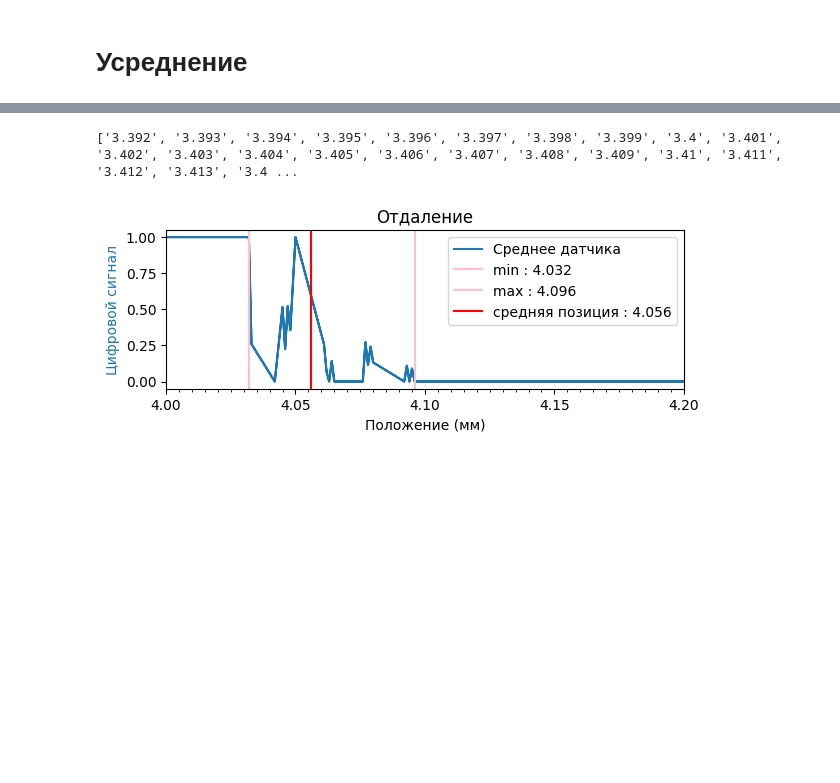
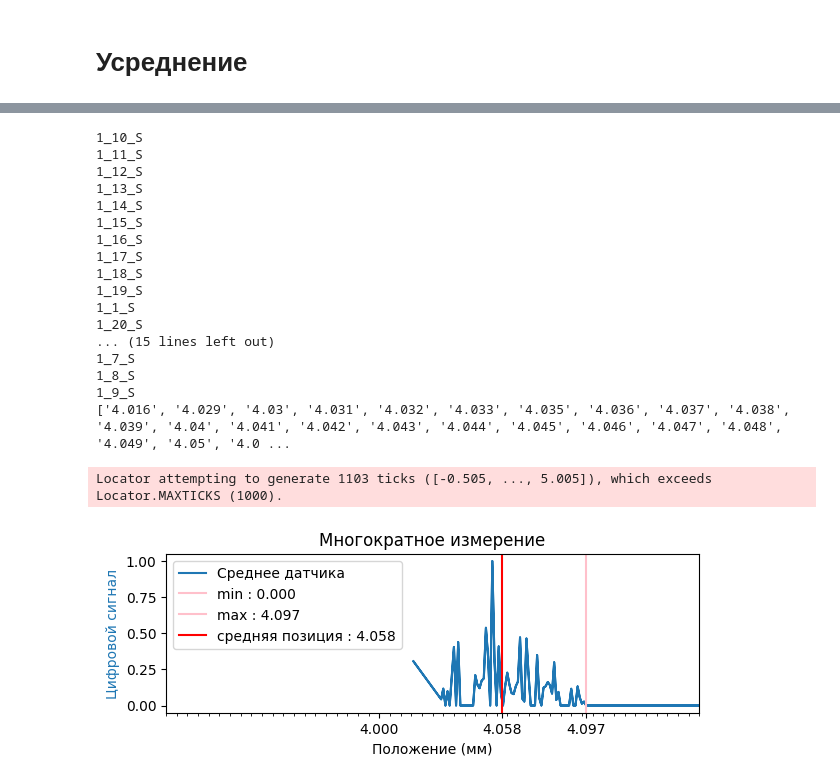
Before and after one commit to AshenHermit/arduino-magnet-measurement, a Jupyter notebook: averaging.ipynb, the cells around one changed output, grey strips where cells are left out. Saved outputs shown, nothing was run; the diff lists cells and outputs as text; code cells hidden in the pictures; blank space fills up the shorter version.

```diff
--- a/averaging.ipynb
+++ b/averaging.ipynb
@@ -63,16 +298,41 @@ positions
  '4.166': 0.0,
  '4.167': 0.0}
 # %%
+from lib.analysis import *
+import numpy as np
+import matplotlib
+import matplotlib.pyplot as plt
+import matplotlib.ticker as ticker
+
+reader = MultiReader(Path("./measurements/1stMnogokrant_Izm/"))
+packages = reader.parse()
+
+positions = dict()
+
+precision = 1000
+name = "multiple"
+
+for i, pack in enumerate(packages):
+    # if not (name in pack.name): continue
+    print(pack.name)
+    for step in pack.steps:
+        key = str(round(step.pos * precision) / precision)
+        if not key in positions:
+            positions[key] = []
+        positions[key].append(step.digital)
+
+for key in positions:
+    positions[key] = np.average(positions[key])
+
 fig, ax1 = plt.subplots()
 # График положения
 ax1.set_xlabel("Положение (мм)")
 ax1.set_ylabel("Цифровой сигнал", color="tab:blue")
 
 ax1.tick_params(axis="y")
-ax1.set_xlim([4, 4.2])
 
 space = 0.1
-ax1.xaxis.set_major_locator(ticker.MultipleLocator(0.05))
+ax1.xaxis.set_major_locator(ticker.MultipleLocator(0.5))
 ax1.xaxis.set_minor_locator(ticker.MultipleLocator(0.005))
 
 x_values = []
@@ -115,36 +375,60 @@ for key in keys:
     if pos > min_x_key and pos < max_y_key:
         value = positions[str(key)]
         gap_poses.append(pos)
         gap_weights.append(value)
 
 average_pos = np.average(gap_poses, weights=gap_weights)
 
 ax1.plot(x_values, y_values, label="Среднее датчика", color="tab:blue")
 
 ax1.axvline(min_x_key, color='pink', linestyle='-', linewidth=1.5, label=f'min : {min_x_key:.3f}')
 ax1.axvline(max_y_key, color='pink', linestyle='-', linewidth=1.5, label=f'max : {max_y_key:.3f}')
 ax1.axvline(average_pos, color='red', linestyle='-', linewidth=1.5, label=f'средняя позиция : {average_pos:.3f}')
 # ax1.axvline(mean_x, color='red', linestyle='-', linewidth=3, label=f'Среднее позиции: {mean_x:.2f}')
 
+# print(plt.xticks()[0])
+plt.xticks(list(plt.xticks()[0]) + [min_x_key, max_y_key, average_pos])
+
+ax1.set_xlim([3.9, 4.15])
+
 # Показываем график
 fig.tight_layout(pad=2)
 
 fig.set_figheight(2)
 
 ax1.legend()
 name_map = {
     "otdal": "Отдаление",
-    "pribl": "Приближение"
+    "pribl": "Приближение",
+    "multiple": "Многократное измерение"
 }
+
 plt.title(name_map[name])
 
 save_file = reader.dir / "digital_graphs"
 save_file.mkdir(exist_ok=True)
 save_file = save_file/f"{reader.dir.stem}.png"
 plt.savefig(save_file, bbox_inches='tight')
 # %% [output]
-['3.392', '3.393', '3.394', '3.395', '3.396', '3.397', '3.398', '3.399', '3.4', '3.401', '3.402', '3.403', '3.404', '3.405', '3.406', '3.407', '3.408', '3.409', '3.41', '3.411', '3.412', '3.413', '3.4 ...
+1_10_S
+1_11_S
+1_12_S
+1_13_S
+1_14_S
+1_15_S
+1_16_S
+1_17_S
+1_18_S
+1_19_S
+1_1_S
+1_20_S
+... (15 lines left out)
+1_7_S
+1_8_S
+1_9_S
+['4.016', '4.029', '4.03', '4.031', '4.032', '4.033', '4.035', '4.036', '4.037', '4.038', '4.039', '4.04', '4.041', '4.042', '4.043', '4.044', '4.045', '4.046', '4.047', '4.048', '4.049', '4.05', '4.0 ...
+Locator attempting to generate 1103 ticks ([-0.505, ..., 5.005]), which exceeds Locator.MAXTICKS (1000).
-[figure, old version]
+[figure, new version]
 # %%
 fig, ax1 = plt.subplots()
 
```
Also changed, not shown: parts of 7 cells of this notebook.
